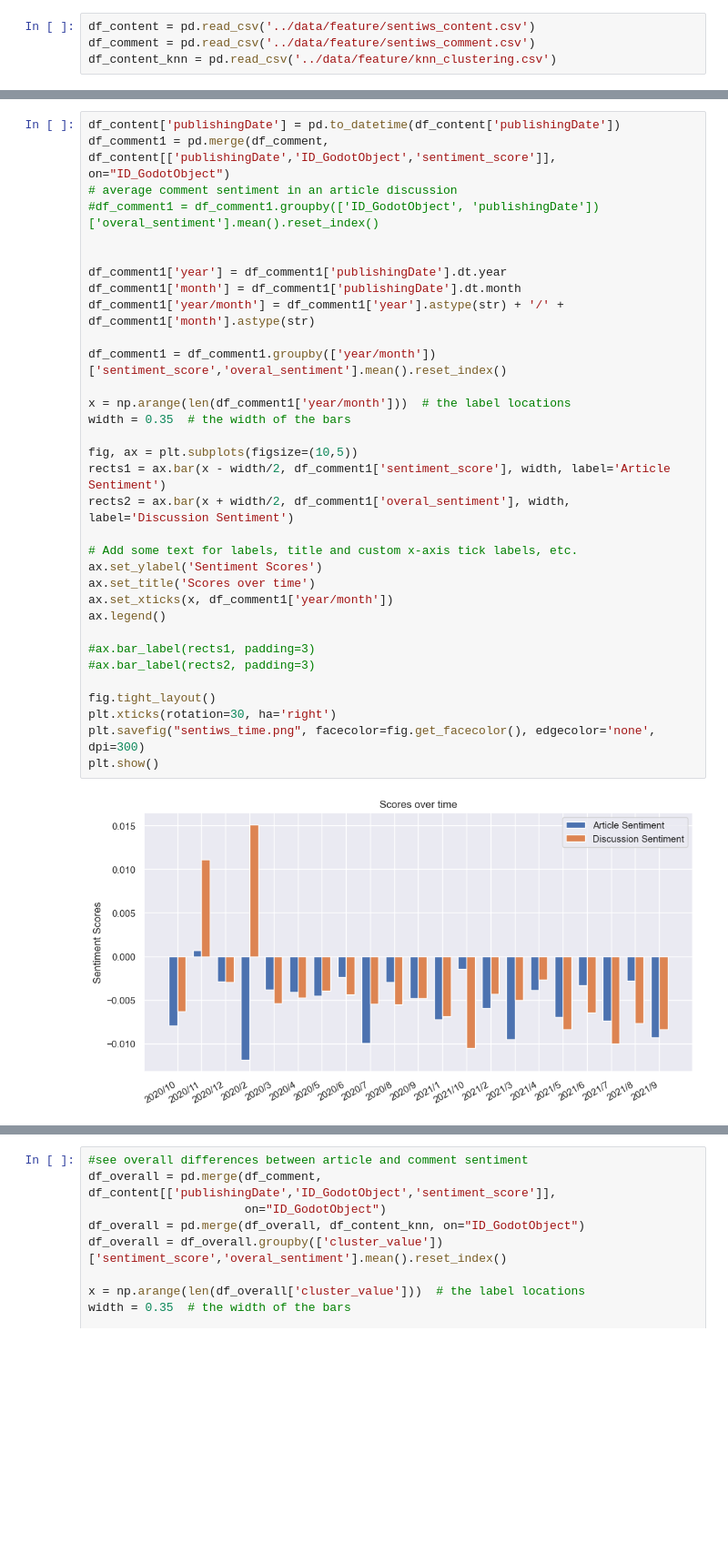
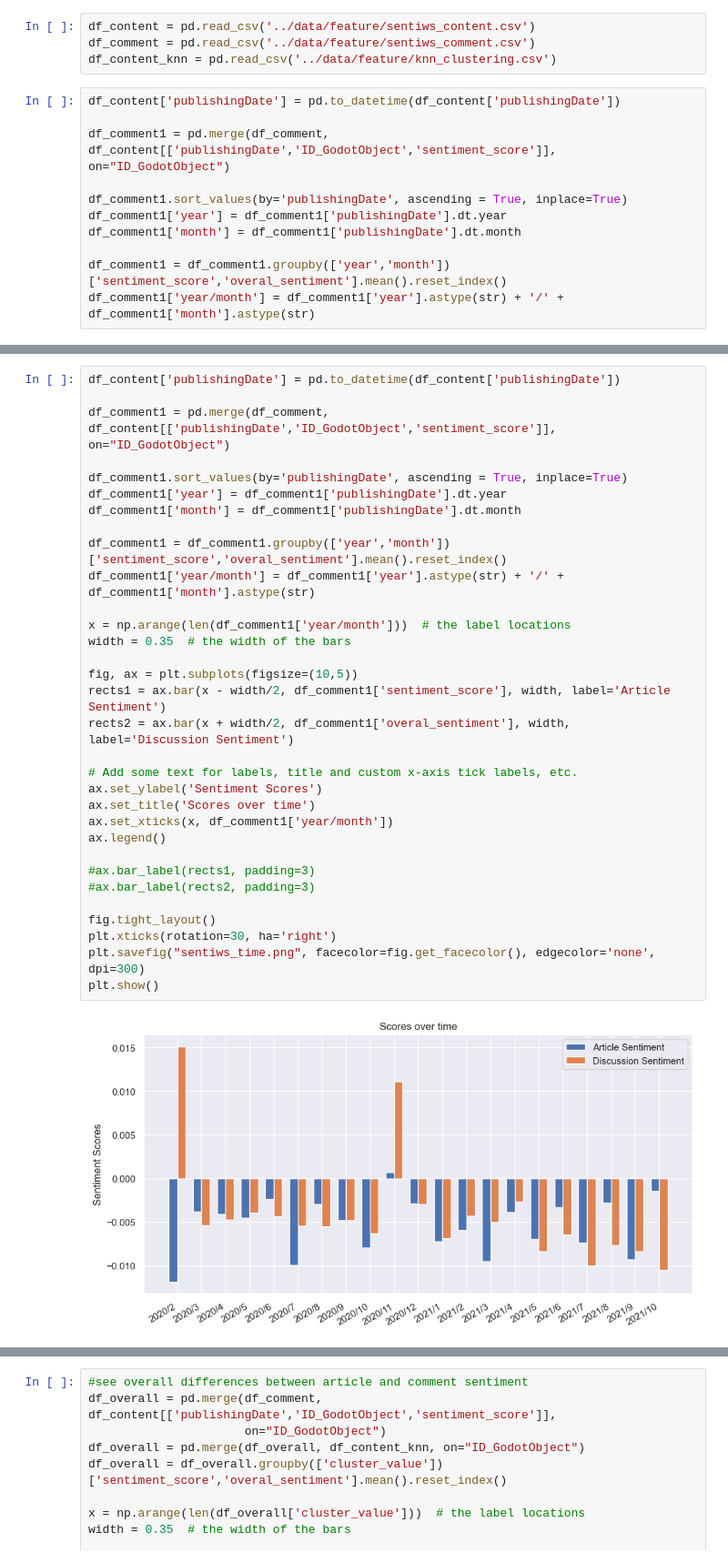
Before and after one commit to lukasthekid/corona-mask-requirement-nlp-analysis, a Jupyter notebook: comparison/sent_plots.ipynb, the cells around one changed output, grey strips where cells are left out. Shown at 91% size. Drawn from its saved outputs; the diff is of its cells as text; blank space fills up the shorter version.

Commit message:
viral article and sentiment fix

```diff
--- a/comparison/sent_plots.ipynb
+++ b/comparison/sent_plots.ipynb
@@ -9,3 +9,14 @@ sns.set()
 df_content = pd.read_csv('../data/feature/sentiws_content.csv')
 df_comment = pd.read_csv('../data/feature/sentiws_comment.csv')
 df_content_knn = pd.read_csv('../data/feature/knn_clustering.csv')
+# %%
+df_content['publishingDate'] = pd.to_datetime(df_content['publishingDate'])
+
+df_comment1 = pd.merge(df_comment, df_content[['publishingDate','ID_GodotObject','sentiment_score']], on="ID_GodotObject")
+
+df_comment1.sort_values(by='publishingDate', ascending = True, inplace=True)
+df_comment1['year'] = df_comment1['publishingDate'].dt.year
+df_comment1['month'] = df_comment1['publishingDate'].dt.month
+
+df_comment1 = df_comment1.groupby(['year','month'])['sentiment_score','overal_sentiment'].mean().reset_index()
+df_comment1['year/month'] = df_comment1['year'].astype(str) + '/' + df_comment1['month'].astype(str)
@@ -12,38 +42,37 @@ df_content_knn = pd.read_csv('../data/feature/knn_clustering.csv')
 # %%
 df_content['publishingDate'] = pd.to_datetime(df_content['publishingDate'])
+
 df_comment1 = pd.merge(df_comment, df_content[['publishingDate','ID_GodotObject','sentiment_score']], on="ID_GodotObject")
-# average comment sentiment in an article discussion
-#df_comment1 = df_comment1.groupby(['ID_GodotObject', 'publishingDate'])['overal_sentiment'].mean().reset_index()
 
-
+df_comment1.sort_values(by='publishingDate', ascending = True, inplace=True)
 df_comment1['year'] = df_comment1['publishingDate'].dt.year
 df_comment1['month'] = df_comment1['publishingDate'].dt.month
+
+df_comment1 = df_comment1.groupby(['year','month'])['sentiment_score','overal_sentiment'].mean().reset_index()
 df_comment1['year/month'] = df_comment1['year'].astype(str) + '/' + df_comment1['month'].astype(str)
-
-df_comment1 = df_comment1.groupby(['year/month'])['sentiment_score','overal_sentiment'].mean().reset_index()
 
 x = np.arange(len(df_comment1['year/month']))  # the label locations
 width = 0.35  # the width of the bars
 
 fig, ax = plt.subplots(figsize=(10,5))
 rects1 = ax.bar(x - width/2, df_comment1['sentiment_score'], width, label='Article Sentiment')
 rects2 = ax.bar(x + width/2, df_comment1['overal_sentiment'], width, label='Discussion Sentiment')
 
 # Add some text for labels, title and custom x-axis tick labels, etc.
 ax.set_ylabel('Sentiment Scores')
 ax.set_title('Scores over time')
 ax.set_xticks(x, df_comment1['year/month'])
 ax.legend()
 
 #ax.bar_label(rects1, padding=3)
 #ax.bar_label(rects2, padding=3)
 
 fig.tight_layout()
 plt.xticks(rotation=30, ha='right')
 plt.savefig("sentiws_time.png", facecolor=fig.get_facecolor(), edgecolor='none', dpi=300)
 plt.show()
 # %% [output]
-[figure, old version]
+[figure, new version]
 # %%
 #Build sentiment plot for each cluster
 clusters = [i for i in range(0,max(df_content_knn.cluster_value.values) + 1)]
```
Also changed, not shown: parts of 5 cells of this notebook, 7 other files.
